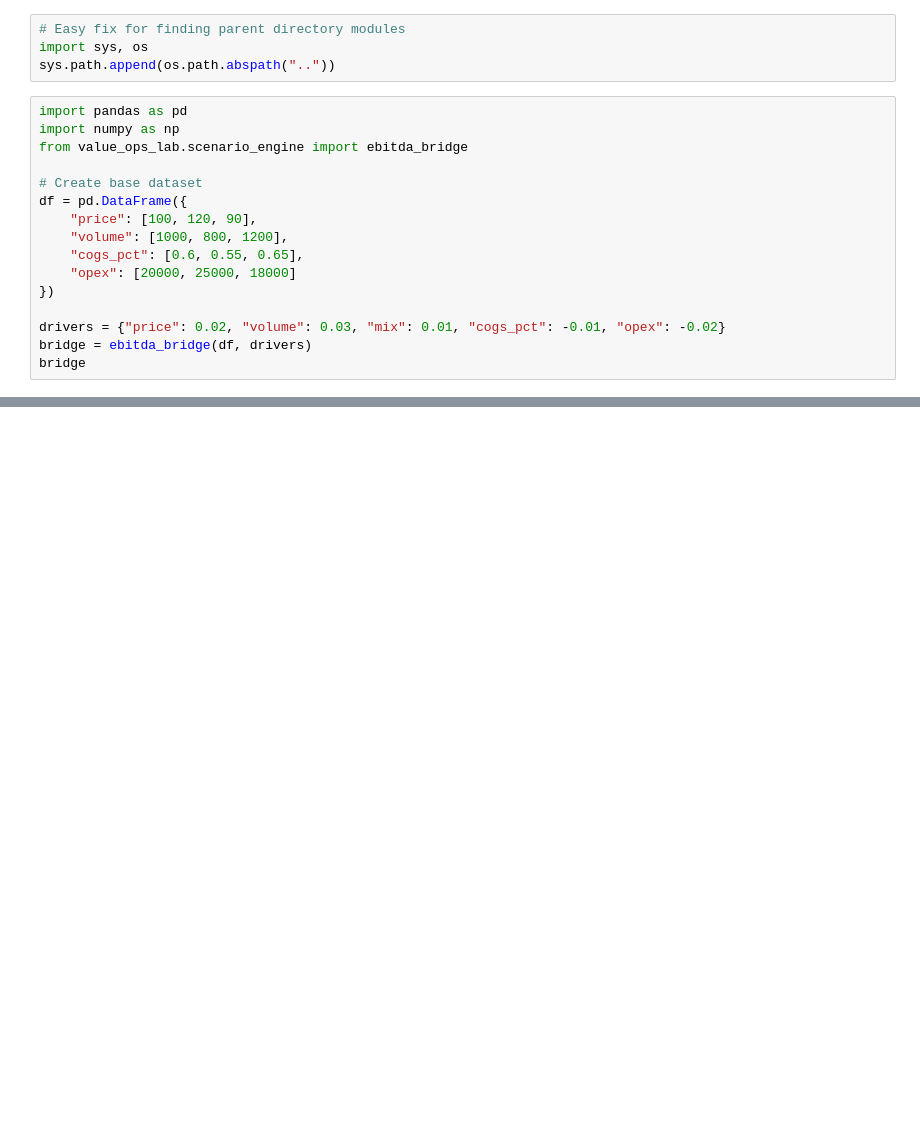
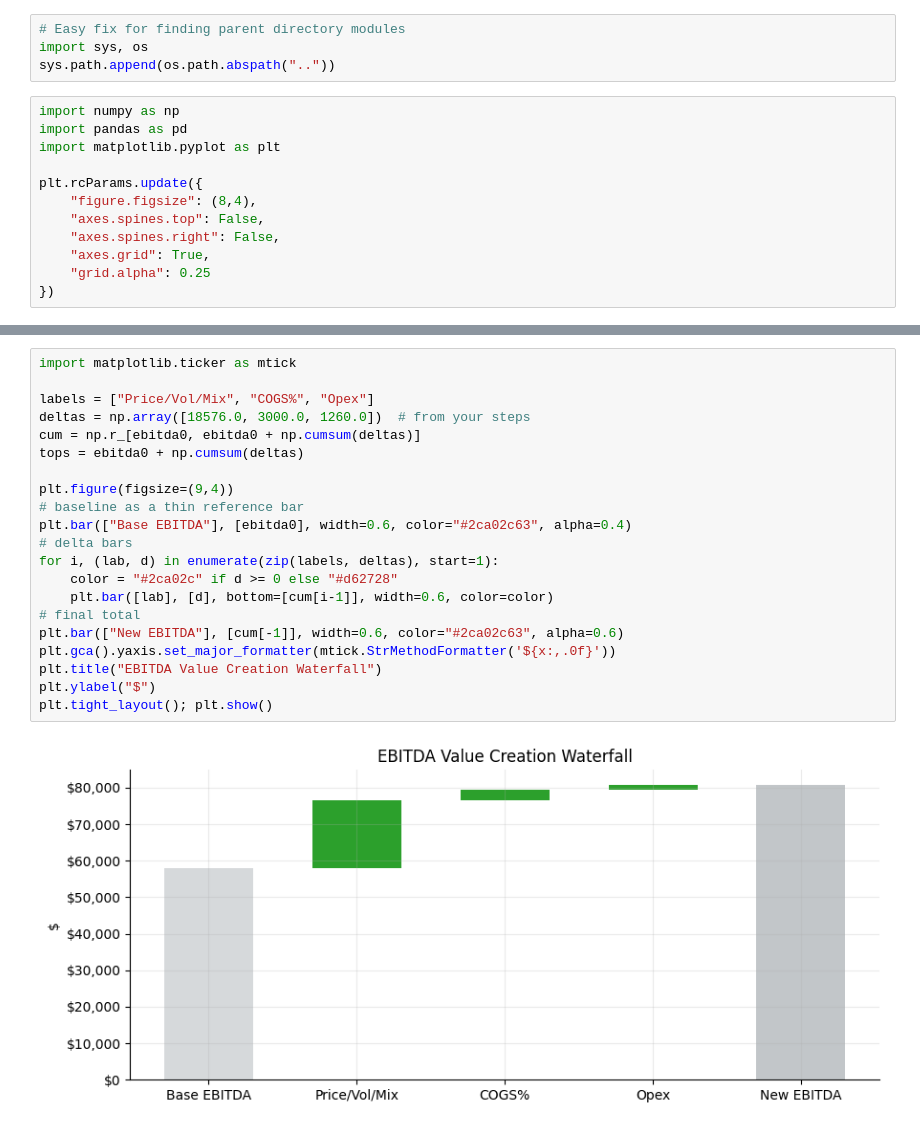
Before and after one commit to Alejandro-HerraizSen/value-ops-lab, a Jupyter notebook: notebooks/03_lbo_sensitivity.ipynb, the cells around one changed output, grey strips where cells are left out. Cells and saved outputs as stored; diff of their text form; blank space fills up the shorter version.

```diff
--- a/notebooks/03_lbo_sensitivity.ipynb
+++ b/notebooks/03_lbo_sensitivity.ipynb
@@ -9,19 +15,15 @@ Objective:
 import sys, os
 sys.path.append(os.path.abspath(".."))
 # %%
+import numpy as np
 import pandas as pd
-import numpy as np
-from value_ops_lab.scenario_engine import ebitda_bridge
+import matplotlib.pyplot as plt
 
-# Create base dataset
-df = pd.DataFrame({
-    "price": [100, 120, 90],
-    "volume": [1000, 800, 1200],
-    "cogs_pct": [0.6, 0.55, 0.65],
-    "opex": [20000, 25000, 18000]
+plt.rcParams.update({
+    "figure.figsize": (8,4),
+    "axes.spines.top": False,
+    "axes.spines.right": False,
+    "axes.grid": True,
+    "grid.alpha": 0.25
 })
-
-drivers = {"price": 0.02, "volume": 0.03, "mix": 0.01, "cogs_pct": -0.01, "opex": -0.02}
-bridge = ebitda_bridge(df, drivers)
-bridge
 # %%
@@ -35,0 +160,23 @@ plt.show()
+# %%
+import matplotlib.ticker as mtick
+
+labels = ["Price/Vol/Mix", "COGS%", "Opex"]
+deltas = np.array([18576.0, 3000.0, 1260.0])  # from your steps
+cum = np.r_[ebitda0, ebitda0 + np.cumsum(deltas)]
+tops = ebitda0 + np.cumsum(deltas)
+
+plt.figure(figsize=(9,4))
+# baseline as a thin reference bar
+plt.bar(["Base EBITDA"], [ebitda0], width=0.6, color="#2ca02c63", alpha=0.4)
+# delta bars
+for i, (lab, d) in enumerate(zip(labels, deltas), start=1):
+    color = "#2ca02c" if d >= 0 else "#d62728"
+    plt.bar([lab], [d], bottom=[cum[i-1]], width=0.6, color=color)
+# final total
+plt.bar(["New EBITDA"], [cum[-1]], width=0.6, color="#2ca02c63", alpha=0.6)
+plt.gca().yaxis.set_major_formatter(mtick.StrMethodFormatter('${x:,.0f}'))
+plt.title("EBITDA Value Creation Waterfall")
+plt.ylabel("$")
+plt.tight_layout(); plt.show()
+# %% [output]
+[figure, added]
```
Also changed, not shown: parts of 11 cells of this notebook, 4 other files.
